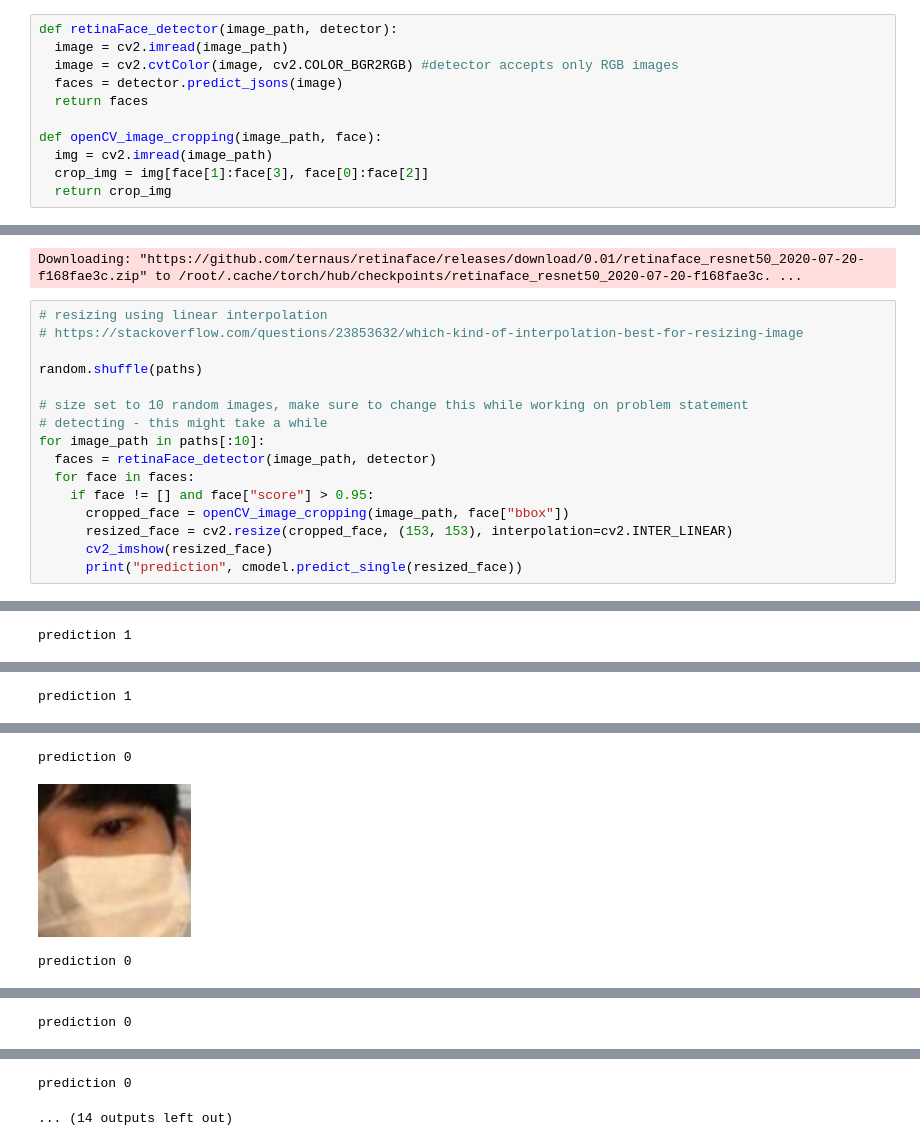
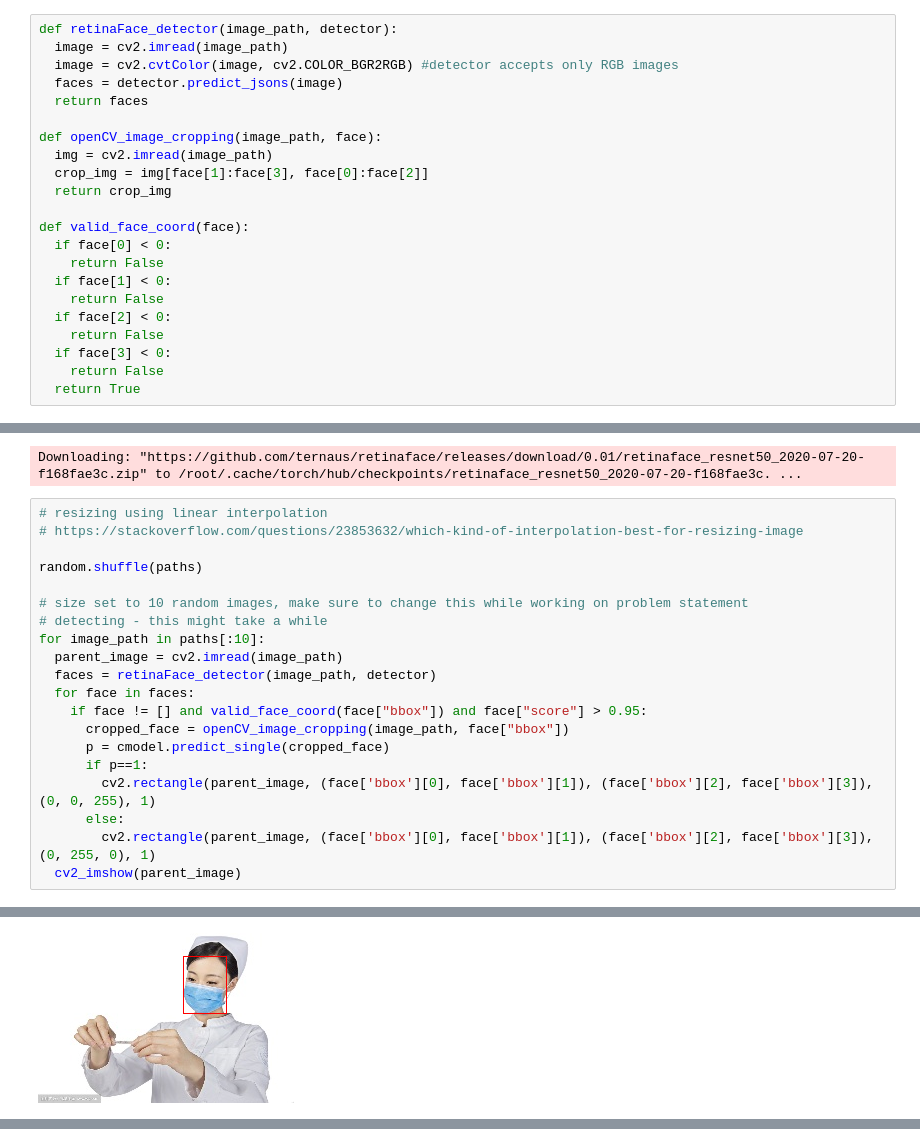
Before and after one commit to vipul43/Face_Mask_Detection, a Jupyter notebook: completeModel.ipynb, the cells around one changed output, grey strips where cells are left out. Drawn from its saved outputs; the diff is of its cells as text.

Commit message:
- validated face co-ordinates, not to be negative - drew green boundary box around faces with mask, and red boundary box around faces without mask

```diff
--- a/completeModel.ipynb
+++ b/completeModel.ipynb
@@ -55,6 +55,17 @@ def openCV_image_cropping(image_path, face):
   img = cv2.imread(image_path)
   crop_img = img[face[1]:face[3], face[0]:face[2]]
   return crop_img
+
+def valid_face_coord(face):
+  if face[0] < 0:
+    return False
+  if face[1] < 0:
+    return False
+  if face[2] < 0:
+    return False
+  if face[3] < 0:
+    return False
+  return True
 # %%
 # Complete Model
 
@@ -115,11 +126,15 @@ random.shuffle(paths)
 # size set to 10 random images, make sure to change this while working on problem statement
 # detecting - this might take a while
 for image_path in paths[:10]:
+  parent_image = cv2.imread(image_path)
   faces = retinaFace_detector(image_path, detector)
   for face in faces:
-    if face != [] and face["score"] > 0.95:
+    if face != [] and valid_face_coord(face["bbox"]) and face["score"] > 0.95:
       cropped_face = openCV_image_cropping(image_path, face["bbox"])
-      resized_face = cv2.resize(cropped_face, (153, 153), interpolation=cv2.INTER_LINEAR)
-      cv2_imshow(resized_face)
-      print("prediction", cmodel.predict_single(resized_face))
+      p = cmodel.predict_single(cropped_face)
+      if p==1:
+        cv2.rectangle(parent_image, (face['bbox'][0], face['bbox'][1]), (face['bbox'][2], face['bbox'][3]), (0, 0, 255), 1)
+      else:
+        cv2.rectangle(parent_image, (face['bbox'][0], face['bbox'][1]), (face['bbox'][2], face['bbox'][3]), (0, 255, 0), 1)
+  cv2_imshow(parent_image)
 # %% [output]
@@ -127 +141,0 @@ for image_path in paths[:10]:
-prediction 1
@@ -129 +142,0 @@ prediction 1
-prediction 1
@@ -131,3 +144 @@ prediction 1
-prediction 0
-[figure, old version]
+[figure, new version]
-prediction 0
@@ -135 +145,0 @@ prediction 0
-prediction 0
@@ -137,2 +146,0 @@ prediction 0
-prediction 0
-... (14 outputs left out)
```
Also changed, not shown: parts of 1 cell of this notebook.
